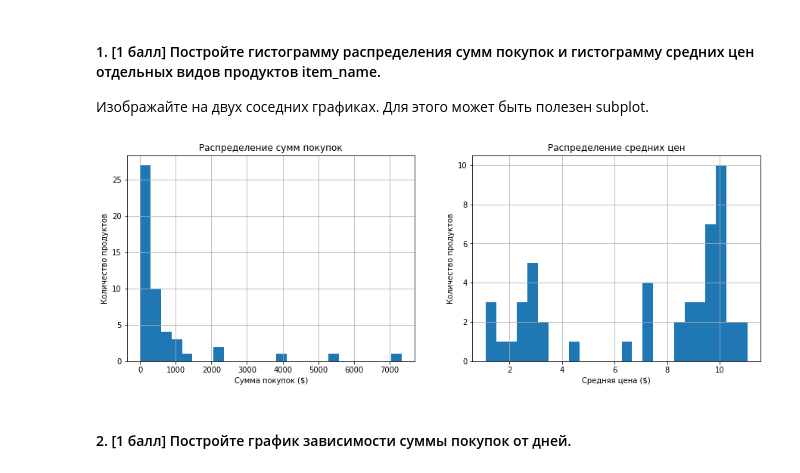
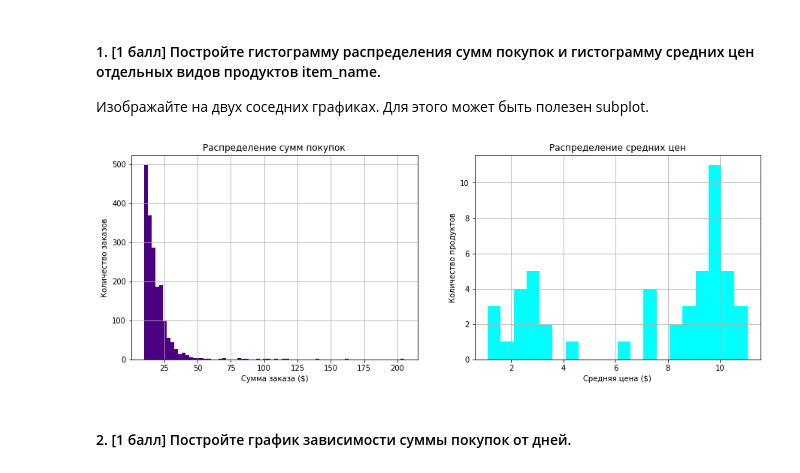
Before and after one commit to hse-mlearn/ha-01-Cyber-Cormorant, a Jupyter notebook: homework-practice-01.ipynb, the cells around one changed output. Saved outputs shown, nothing was run; the diff lists cells and outputs as text; code cells hidden in the pictures.

```diff
--- a/homework-practice-01.ipynb
+++ b/homework-practice-01.ipynb
@@ -555,32 +498,31 @@ Name: quantity, dtype: int64
 Изображайте на двух соседних графиках. Для этого может быть полезен subplot.
 # %%
 fig, axis = plt.subplots(1, 2, figsize = (15,5))
-age1 = df.groupby(['item_name']).sum()['item_price_float']
+age1 = df.groupby(['order_id']).sum()['item_price_float']
 age2 = df.groupby(['item_name']).mean()['item_price_one']
 
 
-bins = 25
-axis[0].hist(age1,bins = bins)
-axis[1].hist(age2,bins = bins)
+axis[0].hist(age1,bins = 70, color = 'indigo') #можно добавить логарифм, чтобы график был более "равномерным" по оси ОХ (вписать log=True)
+axis[1].hist(age2,bins = 20, color = 'cyan')
 
 
-axis[0].set_xlabel('Сумма покупок ($)')
-axis[0].set_ylabel('Количество продуктов')
+axis[0].set_xlabel('Сумма заказа ($)')
+axis[0].set_ylabel('Количество заказов')
 
 
 axis[1].set_xlabel('Средняя цена ($)')
 axis[1].set_ylabel('Количество продуктов')
 
 
 axis[0].set_title('Распределение сумм покупок')
 axis[1].set_title('Распределение средних цен')
 
 
 axis[0].grid()
 axis[1].grid()
 plt.show()
 # %% [output]
-[figure, old version]
+[figure, new version]
 # %% [markdown]
 #### 2. [1 балл] Постройте график зависимости суммы покупок от дней.
 # %% [markdown]
```
Also changed, not shown: parts of 25 cells of this notebook.
